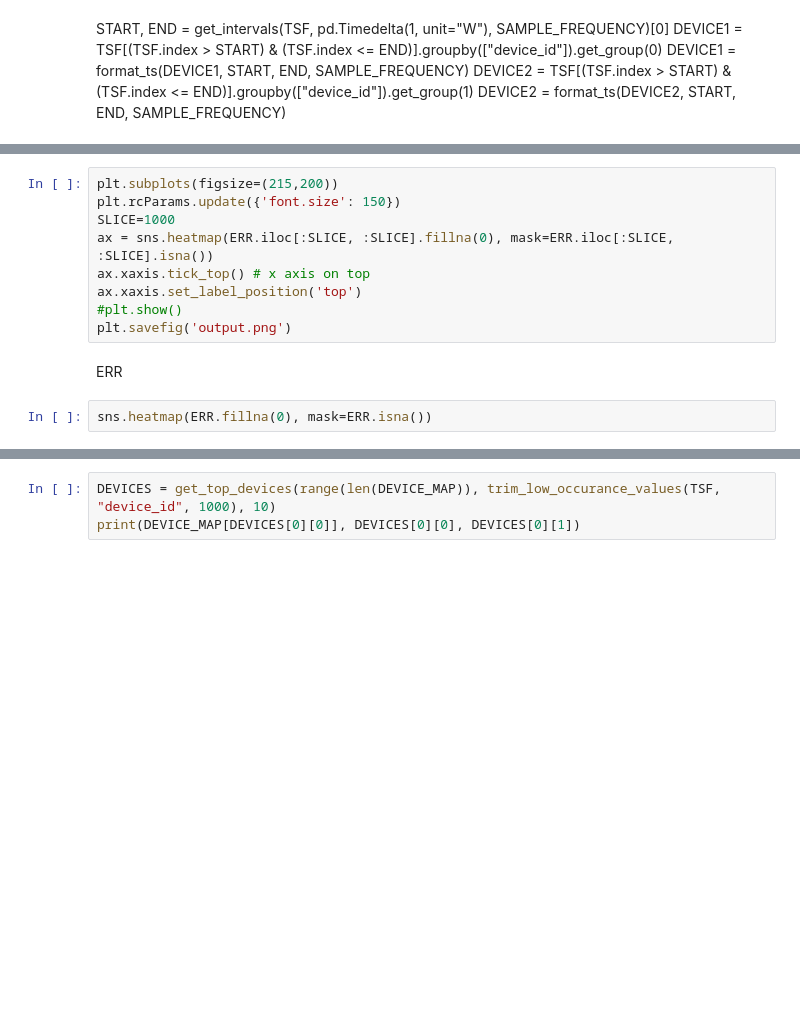
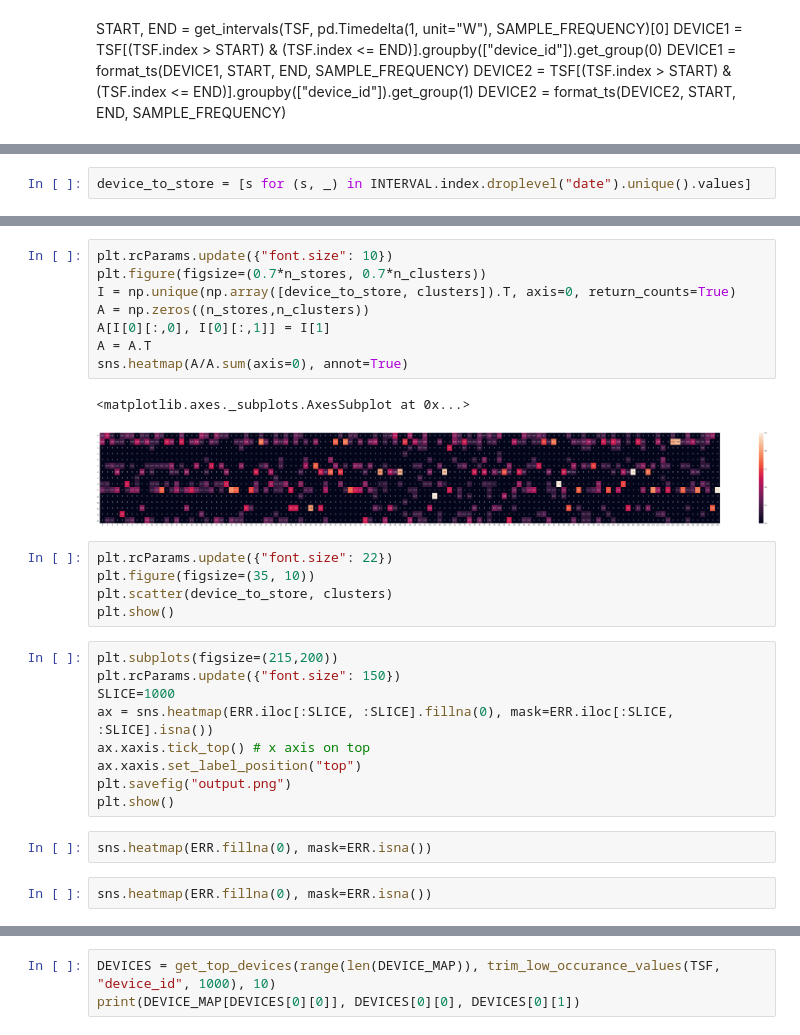
Before and after one commit to dejohansson/veritas, a Jupyter notebook: Veritas.ipynb, the cells around one changed output, grey strips where cells are left out. Drawn from its saved outputs; the diff is of its cells as text; blank space fills up the shorter version.

```diff
--- a/Veritas.ipynb
+++ b/Veritas.ipynb
@@ -167,0 +198,2 @@ print(superior_error(a,b))
+# %%
+device_to_store = [s for (s, _) in INTERVAL.index.droplevel("date").unique().values]
@@ -168,13 +252,29 @@ print(superior_error(a,b))
+# %%
+plt.rcParams.update({"font.size": 10})
+plt.figure(figsize=(0.7*n_stores, 0.7*n_clusters))
+I = np.unique(np.array([device_to_store, clusters]).T, axis=0, return_counts=True)
+A = np.zeros((n_stores,n_clusters))
+A[I[0][:,0], I[0][:,1]] = I[1]
+A = A.T
+sns.heatmap(A/A.sum(axis=0), annot=True)
+# %% [output]
+<matplotlib.axes._subplots.AxesSubplot at 0x...>
+[figure, added]
+# %%
+plt.rcParams.update({"font.size": 22})
+plt.figure(figsize=(35, 10))
+plt.scatter(device_to_store, clusters)
+plt.show()
 # %%
 plt.subplots(figsize=(215,200))
-plt.rcParams.update({'font.size': 150})
+plt.rcParams.update({"font.size": 150})
 SLICE=1000
 ax = sns.heatmap(ERR.iloc[:SLICE, :SLICE].fillna(0), mask=ERR.iloc[:SLICE, :SLICE].isna())
 ax.xaxis.tick_top() # x axis on top
-ax.xaxis.set_label_position('top')
-#plt.show()
-plt.savefig('output.png')
+ax.xaxis.set_label_position("top")
+plt.savefig("output.png")
+plt.show()
-# %% [markdown]
-ERR
 # %%
 sns.heatmap(ERR.fillna(0), mask=ERR.isna())
+# %%
+sns.heatmap(ERR.fillna(0), mask=ERR.isna())
```
Also changed, not shown: parts of 16 cells of this notebook.
